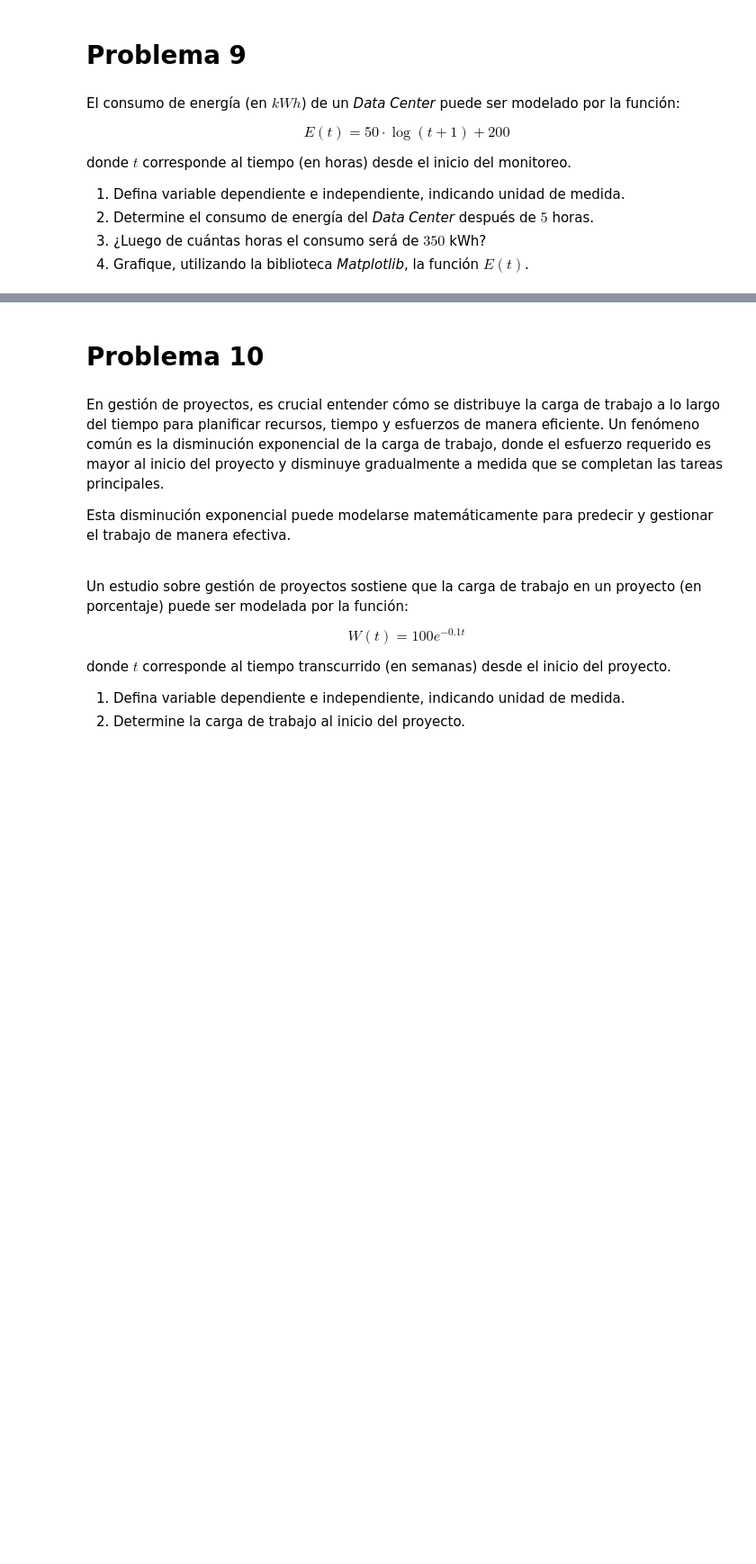
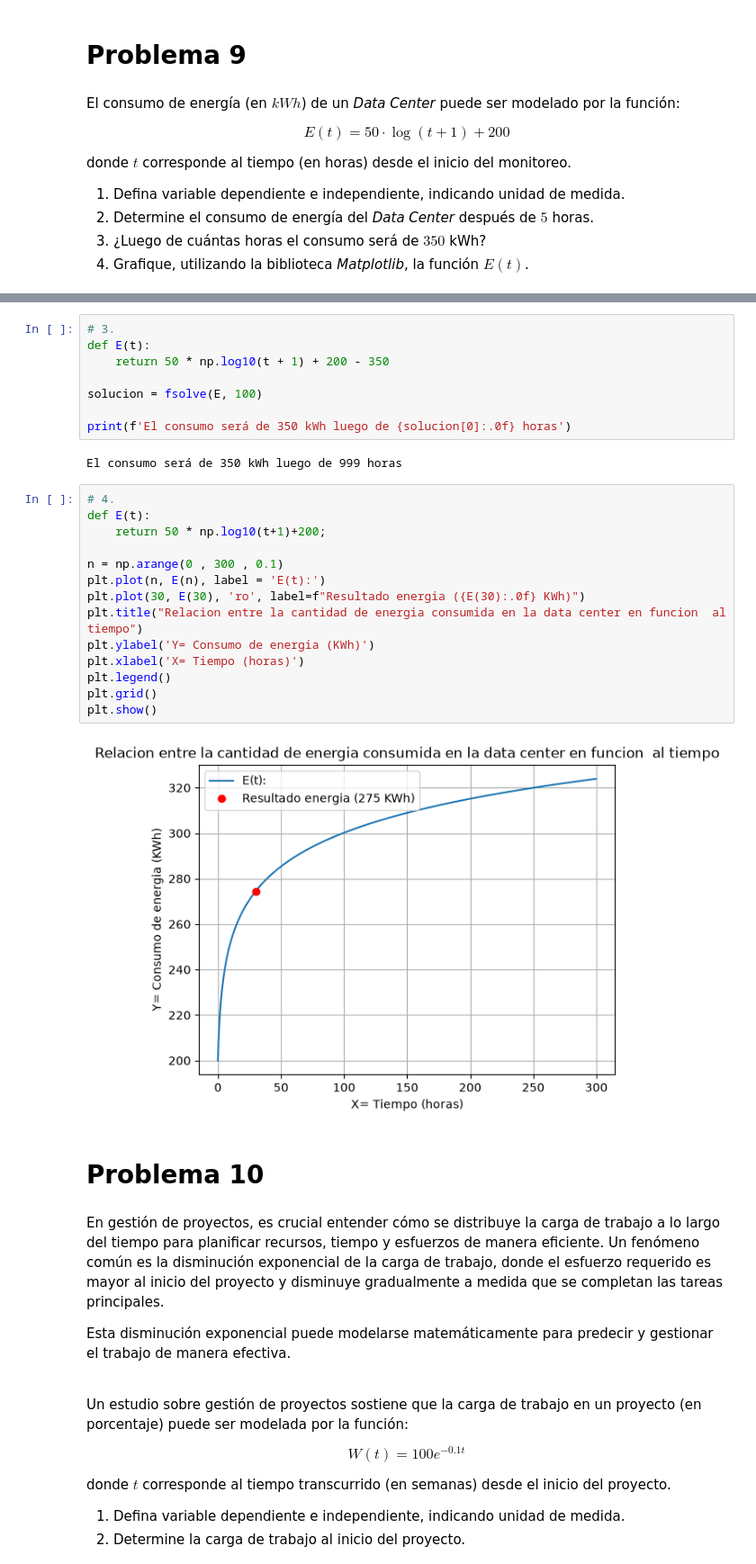
Before and after one commit to AleLagosP/Matematica-Aplicada-con-Python, a Jupyter notebook: Clase 1 - inrtroduccion/G1_Funciones.ipynb, the cells around one changed output, grey strips where cells are left out. Shown at 90% size. Saved outputs shown, nothing was run; the diff lists cells and outputs as text; blank space fills up the shorter version.

```diff
--- a/Clase 1 - inrtroduccion/G1_Funciones.ipynb
+++ b/Clase 1 - inrtroduccion/G1_Funciones.ipynb
@@ -469,3 +481,29 @@ donde $t$ corresponde al tiempo (en horas) desde el inicio del monitoreo.
+# %%
+# 3.
+def E(t):
+    return 50 * np.log10(t + 1) + 200 - 350
+
+solucion = fsolve(E, 100)
+
+print(f'El consumo será de 350 kWh luego de {solucion[0]:.0f} horas')
+# %% [output]
+El consumo será de 350 kWh luego de 999 horas
+# %%
+# 4.
+def E(t):
+    return 50 * np.log10(t+1)+200;
+
+n = np.arange(0 , 300 , 0.1)
+plt.plot(n, E(n), label = 'E(t):')
+plt.plot(30, E(30), 'ro', label=f"Resultado energia ({E(30):.0f} KWh)")
+plt.title("Relacion entre la cantidad de energia consumida en la data center en funcion  al tiempo")
+plt.ylabel('Y= Consumo de energia (KWh)')
+plt.xlabel('X= Tiempo (horas)')
+plt.legend()
+plt.grid()
+plt.show()
+# %% [output]
+[figure, added]
 # %% [markdown]
 # Problema 10
 # %% [markdown]
```
Also changed, not shown: parts of 2 cells of this notebook.
